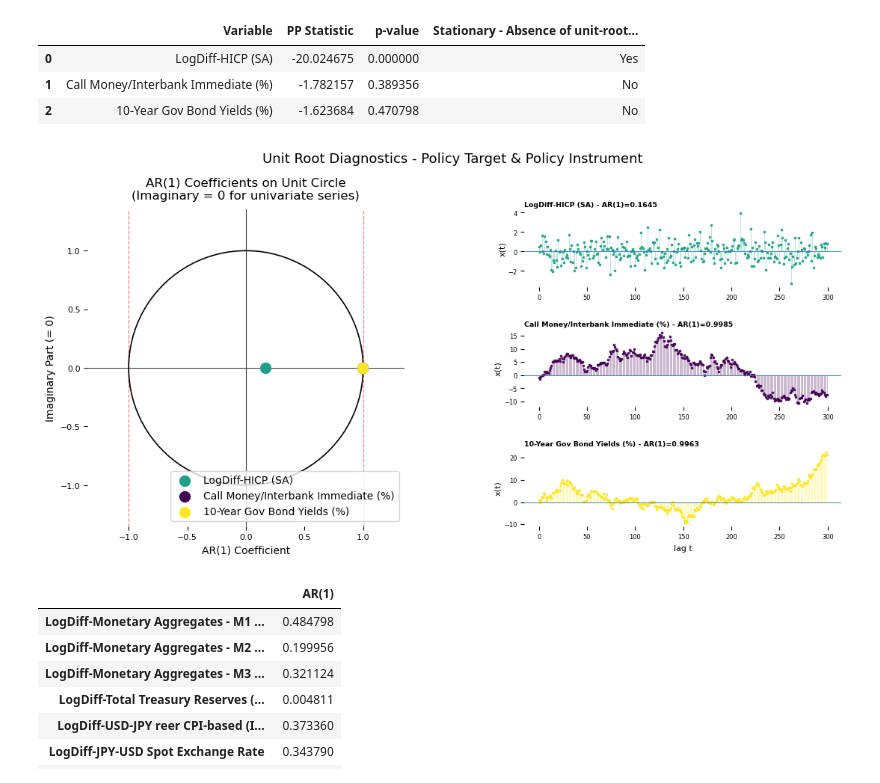
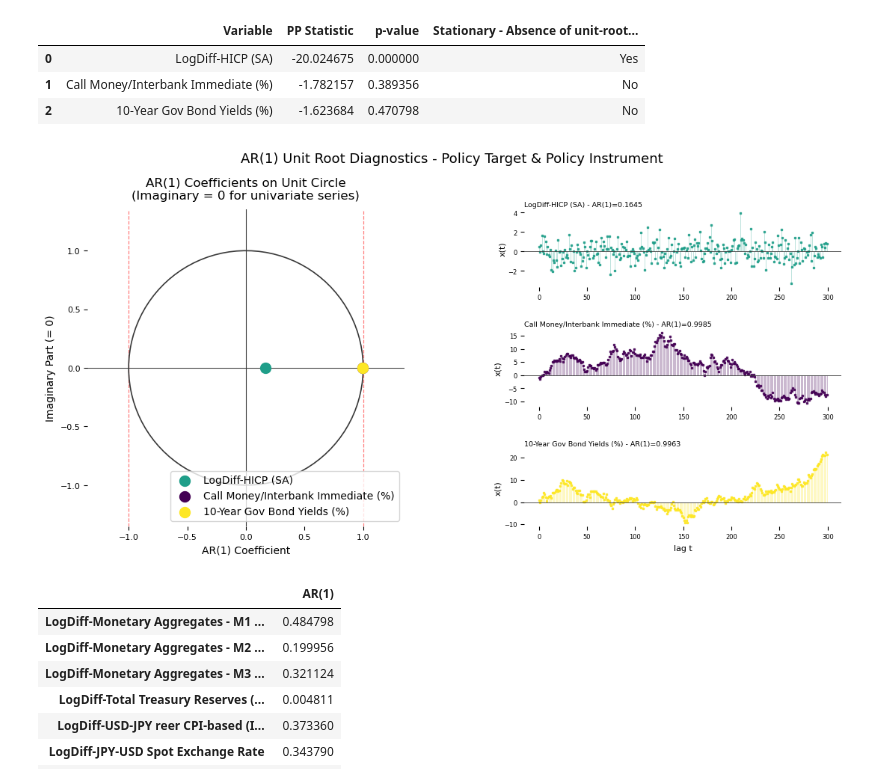
Before and after one commit to EliaLand/Policy_Target_RegimeSwitchingPersistence, a Jupyter notebook: Module3_ar_analysis.ipynb, the cells around one changed output. Saved outputs shown, nothing was run; the diff lists cells and outputs as text; code cells hidden in the pictures.

```diff
--- a/Module3_ar_analysis.ipynb
+++ b/Module3_ar_analysis.ipynb
@@ -602,7 +602,7 @@ jp_pp_df
 | 1 | Call Money/Interbank Immediate (%) | -1.782157 | 0.389356 | No |
 | 2 | 10-Year Gov Bond Yields (%) | -1.623684 | 0.470798 | No |
 # %%
-# Unit-Root Plotting
+# AR(1) Unit-Root Plotting
 
 # General settings & Parameters
 # We extract values and parameters from the ADF unit root tests
@@ -628,7 +628,7 @@ ax1.set_facecolor("#ffffff")
 
 # Plot components:
 # 1) Unit circle
-ax1.plot(np.cos(theta), np.sin(theta), color="#000000", lw=1.2, zorder=1)
+ax1.plot(np.cos(theta), np.sin(theta), color="#393939", lw=1.2, zorder=1)
 # 2) Vertical and horizontal axes (0,0)
 ax1.axhline(0, color="#393939", lw=0.8, zorder=0)
 ax1.axvline(0, color="#393939", lw=0.8, zorder=0)
@@ -689,37 +689,37 @@ for i, (var, ar1, col, stat) in enumerate(zip(core_variables, ar1_values, colors
 # Stem-style plot (squared dots with hortogonal lines to the 0 axis)
     markerline, stemlines, baseline = ax.stem(
         np.arange(N), y,
         linefmt=col,
         markerfmt=f"s",
         basefmt=" "
     )
     plt.setp(stemlines, lw=0.4, alpha=0.5, color=col)
     plt.setp(markerline, markersize=2.0, color=col, alpha=0.85)
 # Horizontal zero line
-    ax.axhline(0, lw=0.6)
+    ax.axhline(0, color="#393939", lw=0.6)
 # Cosmetics
     ax.set_title(
         f"{var} - AR(1)={ar1:.4f}",
-        fontsize=6.8, loc="left", pad=3, fontweight="bold"
+        fontsize=6.8, loc="left", pad=3
     )
 # ylabel: x(t)
     ax.set_ylabel("x(t)", fontsize=8, labelpad=2)
     ax.tick_params(labelsize=6)
     for spine in ax.spines.values():
         spine.set_visible(False)
 # xlabel (we only plot the x label on the last bottom subplot)
     if i == len(core_variables) - 1:
         ax.set_xlabel("lag t", fontsize=8)
 
 
 
 
 
 
-plt.suptitle("Unit Root Diagnostics - Policy Target & Policy Instrument", fontsize=13, y=1.02)
+plt.suptitle("AR(1) Unit Root Diagnostics - Policy Target & Policy Instrument", fontsize=13, y=1.02)
 plt.show()
 # %% [output]
-[figure, old version]
+[figure, new version]
 # %%
 # Autocorrelation coefficients AR(1)
 # Drop non-numeric columns and rows with missing values
```
Also changed, not shown: parts of 11 cells of this notebook, 2 other files.
